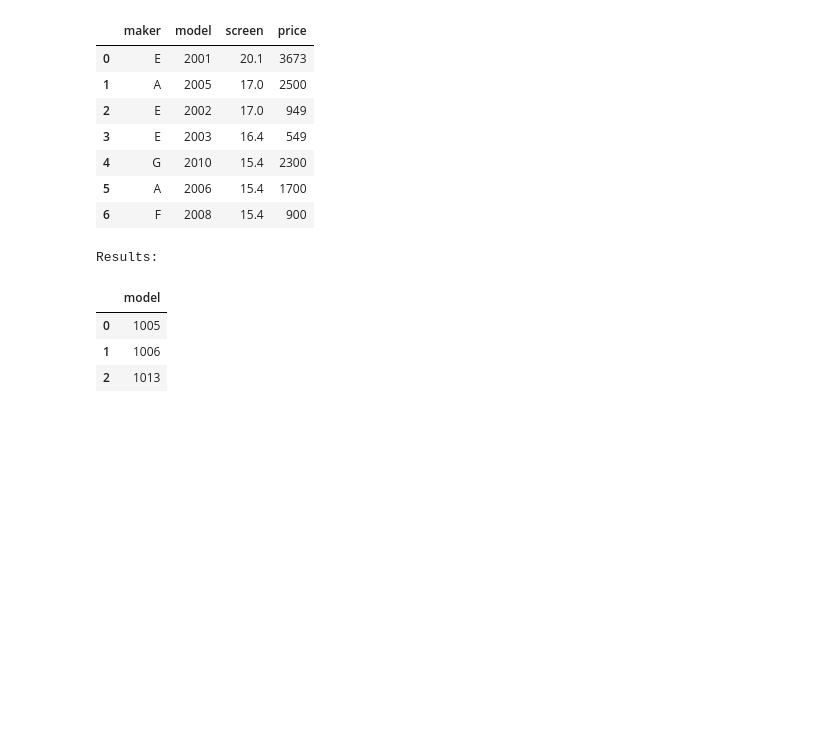
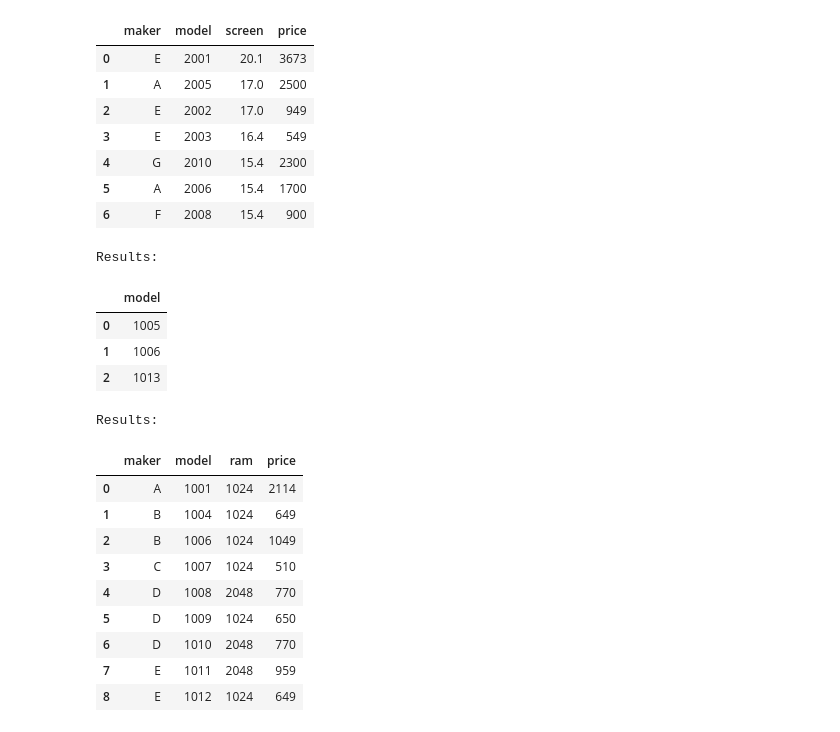
Before and after one commit to pradeepti239/DB_withNeon, a Jupyter notebook: c226f25_DBwithNEONandColab.ipynb, the cells around one changed output. Drawn from its saved outputs; the diff is of its cells as text; code cells hidden in the pictures; blank space fills up the shorter version.

```diff
--- a/c226f25_DBwithNEONandColab.ipynb
+++ b/c226f25_DBwithNEONandColab.ipynb
@@ -75,3 +75,28 @@ Results:
 | 0 | 1005 |
 | 1 | 1006 |
 | 2 | 1013 |
+# %%
+# Example 4: Display maker and price of PC having ram size greater than or equal to 1024
+with engine.connect() as conn:
+    counts_sql = """
+      SELECT p.maker, p.model, pc.ram, pc.price FROM
+      product p JOIN pc ON p.model = pc.model
+      WHERE pc.ram >=1024;
+    """
+    result = pd.read_sql_query(text(counts_sql), conn)
+
+# Display results
+print("Results:")
+display(result)
+# %% [output]
+Results:
+|  | maker | model | ram | price |
+| 0 | A | 1001 | 1024 | 2114 |
+| 1 | B | 1004 | 1024 | 649 |
+| 2 | B | 1006 | 1024 | 1049 |
+| 3 | C | 1007 | 1024 | 510 |
+| 4 | D | 1008 | 2048 | 770 |
+| 5 | D | 1009 | 1024 | 650 |
+| 6 | D | 1010 | 2048 | 770 |
+| 7 | E | 1011 | 2048 | 959 |
+| 8 | E | 1012 | 1024 | 649 |
```
Also changed, not shown: parts of 1 cell of this notebook.
